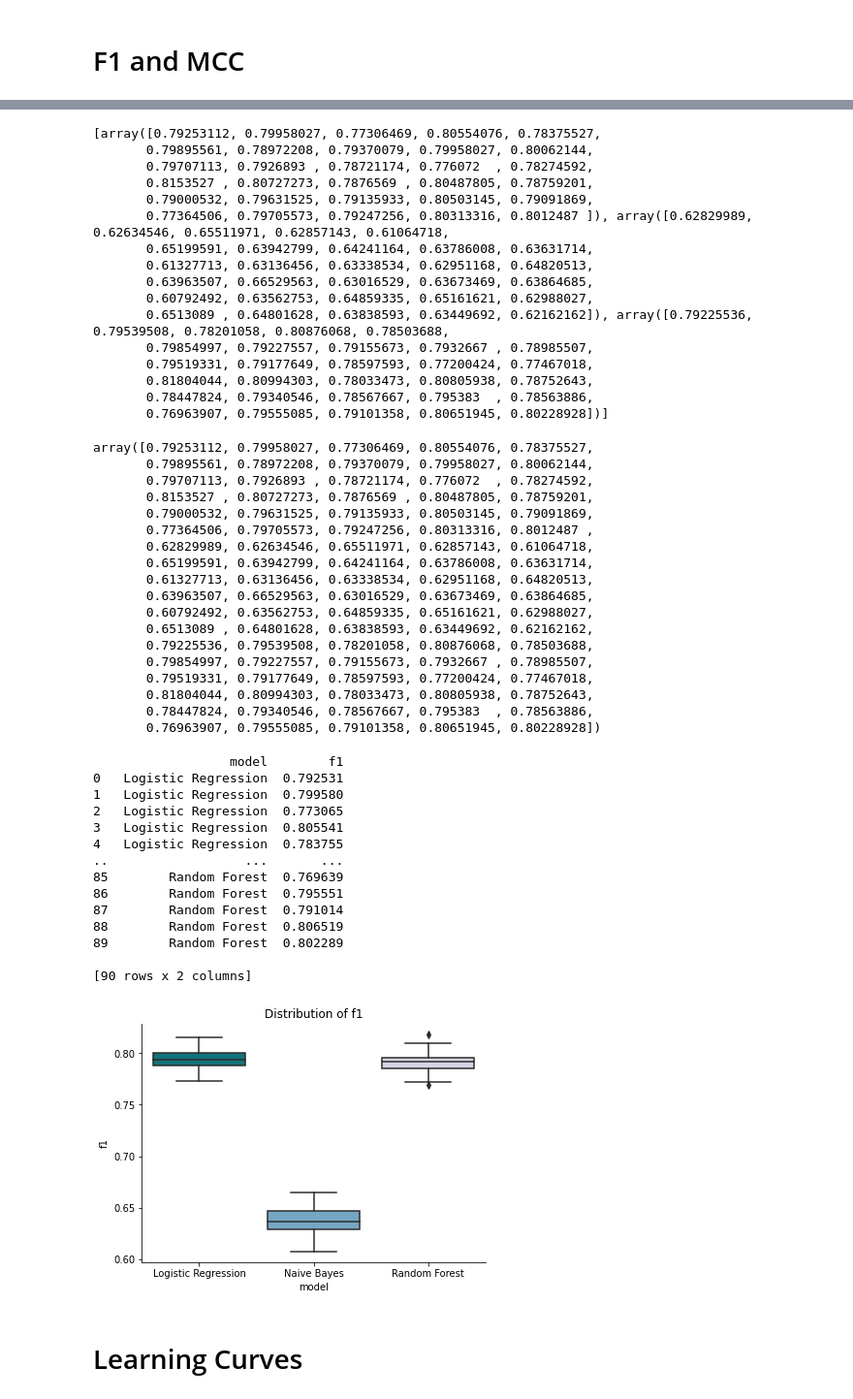
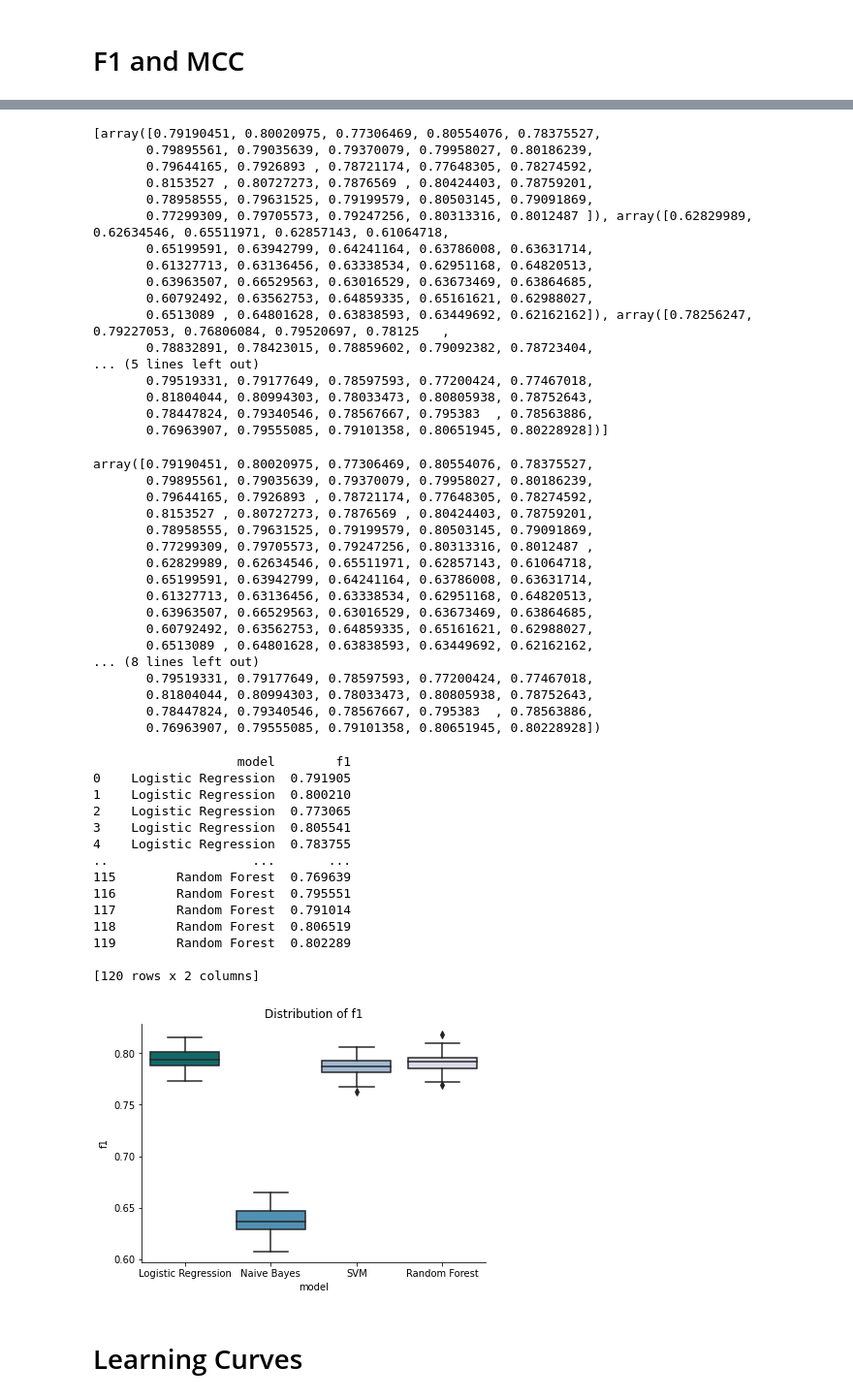
Before and after one commit to OskarKrafft/Machine-Learning-Project, a Jupyter notebook: notebooks/04_Model_Comparison.ipynb, the cells around one changed output, grey strips where cells are left out. Shown: that part at 97% size. Cells and saved outputs as stored; diff of their text form; code cells hidden in the pictures.

```diff
--- a/notebooks/04_Model_Comparison.ipynb
+++ b/notebooks/04_Model_Comparison.ipynb
@@ -124,7 +124,7 @@ from sklearn.model_selection import RepeatedStratifiedKFold
 models = []
 models.append(('Logistic Regression', load('./models/best-logistic-regression-model.joblib')))
 models.append(('Naive Bayes', load('./models/best-nb-model.joblib')))
-# models.append(('SVM', load('./models/best-svm-model.joblib')))
+models.append(('SVM', load('./models/best-svm-model.joblib')))
 models.append(('Random Forest', load('./models/best-rf-model.joblib')))
 
 # Create lists for scores and model names. Comparison metric F1
@@ -146,43 +147,45 @@ Random Forest: 0.792069 (0.011002)
 # %%
 print(results)
 # %% [output]
-[array([0.79253112, 0.79958027, 0.77306469, 0.80554076, 0.78375527,
-       0.79895561, 0.78972208, 0.79370079, 0.79958027, 0.80062144,
-       0.79707113, 0.7926893 , 0.78721174, 0.776072  , 0.78274592,
-       0.8153527 , 0.80727273, 0.7876569 , 0.80487805, 0.78759201,
-       0.79000532, 0.79631525, 0.79135933, 0.80503145, 0.79091869,
-       0.77364506, 0.79705573, 0.79247256, 0.80313316, 0.8012487 ]), array([0.62829989, 0.62634546, 0.65511971, 0.62857143, 0.61064718,
+[array([0.79190451, 0.80020975, 0.77306469, 0.80554076, 0.78375527,
+       0.79895561, 0.79035639, 0.79370079, 0.79958027, 0.80186239,
+       0.79644165, 0.7926893 , 0.78721174, 0.77648305, 0.78274592,
+       0.8153527 , 0.80727273, 0.7876569 , 0.80424403, 0.78759201,
+       0.78958555, 0.79631525, 0.79199579, 0.80503145, 0.79091869,
+       0.77299309, 0.79705573, 0.79247256, 0.80313316, 0.8012487 ]), array([0.62829989, 0.62634546, 0.65511971, 0.62857143, 0.61064718,
        0.65199591, 0.63942799, 0.64241164, 0.63786008, 0.63631714,
        0.61327713, 0.63136456, 0.63338534, 0.62951168, 0.64820513,
        0.63963507, 0.66529563, 0.63016529, 0.63673469, 0.63864685,
        0.60792492, 0.63562753, 0.64859335, 0.65161621, 0.62988027,
-       0.6513089 , 0.64801628, 0.63838593, 0.63449692, 0.62162162]), array([0.79225536, 0.79539508, 0.78201058, 0.80876068, 0.78503688,
-       0.79854997, 0.79227557, 0.79155673, 0.7932667 , 0.78985507,
+       0.6513089 , 0.64801628, 0.63838593, 0.63449692, 0.62162162]), array([0.78256247, 0.79227053, 0.76806084, 0.79520697, 0.78125   ,
+       0.78832891, 0.78423015, 0.78859602, 0.79092382, 0.78723404,
+... (5 lines left out)
        0.79519331, 0.79177649, 0.78597593, 0.77200424, 0.77467018,
        0.81804044, 0.80994303, 0.78033473, 0.80805938, 0.78752643,
        0.78447824, 0.79340546, 0.78567667, 0.795383  , 0.78563886,
        0.76963907, 0.79555085, 0.79101358, 0.80651945, 0.80228928])]
 # %%
+import numpy as np
+
 model = np.repeat(names, 30)
 
 model_results = np.concatenate(results).ravel()
 
 model_results
 # %% [output]
-array([0.79253112, 0.79958027, 0.77306469, 0.80554076, 0.78375527,
-       0.79895561, 0.78972208, 0.79370079, 0.79958027, 0.80062144,
-       0.79707113, 0.7926893 , 0.78721174, 0.776072  , 0.78274592,
-       0.8153527 , 0.80727273, 0.7876569 , 0.80487805, 0.78759201,
-       0.79000532, 0.79631525, 0.79135933, 0.80503145, 0.79091869,
-       0.77364506, 0.79705573, 0.79247256, 0.80313316, 0.8012487 ,
+array([0.79190451, 0.80020975, 0.77306469, 0.80554076, 0.78375527,
+       0.79895561, 0.79035639, 0.79370079, 0.79958027, 0.80186239,
+       0.79644165, 0.7926893 , 0.78721174, 0.77648305, 0.78274592,
+       0.8153527 , 0.80727273, 0.7876569 , 0.80424403, 0.78759201,
+       0.78958555, 0.79631525, 0.79199579, 0.80503145, 0.79091869,
+       0.77299309, 0.79705573, 0.79247256, 0.80313316, 0.8012487 ,
        0.62829989, 0.62634546, 0.65511971, 0.62857143, 0.61064718,
        0.65199591, 0.63942799, 0.64241164, 0.63786008, 0.63631714,
        0.61327713, 0.63136456, 0.63338534, 0.62951168, 0.64820513,
        0.63963507, 0.66529563, 0.63016529, 0.63673469, 0.63864685,
        0.60792492, 0.63562753, 0.64859335, 0.65161621, 0.62988027,
        0.6513089 , 0.64801628, 0.63838593, 0.63449692, 0.62162162,
-       0.79225536, 0.79539508, 0.78201058, 0.80876068, 0.78503688,
-       0.79854997, 0.79227557, 0.79155673, 0.7932667 , 0.78985507,
+... (8 lines left out)
        0.79519331, 0.79177649, 0.78597593, 0.77200424, 0.77467018,
        0.81804044, 0.80994303, 0.78033473, 0.80805938, 0.78752643,
        0.78447824, 0.79340546, 0.78567667, 0.795383  , 0.78563886,
@@ -195,29 +198,29 @@ model_data = pd.DataFrame({'model': model, 'f1': model_results})
 
 print(model_data)
 # %% [output]
-                  model        f1
-0   Logistic Regression  0.792531
-1   Logistic Regression  0.799580
-2   Logistic Regression  0.773065
-3   Logistic Regression  0.805541
-4   Logistic Regression  0.783755
-..                  ...       ...
-85        Random Forest  0.769639
-86        Random Forest  0.795551
-87        Random Forest  0.791014
-88        Random Forest  0.806519
-89        Random Forest  0.802289
+                   model        f1
+0    Logistic Regression  0.791905
+1    Logistic Regression  0.800210
+2    Logistic Regression  0.773065
+3    Logistic Regression  0.805541
+4    Logistic Regression  0.783755
+..                   ...       ...
+115        Random Forest  0.769639
+116        Random Forest  0.795551
+117        Random Forest  0.791014
+118        Random Forest  0.806519
+119        Random Forest  0.802289
 
-[90 rows x 2 columns]
+[120 rows x 2 columns]
 # %%
 import seaborn as sns
 
 f1 = sns.catplot(data=model_data, x="model", y="f1", kind="box", palette='PuBuGn_r')
-f1.set(xticklabels=["Logistic Regression", "Naive Bayes", "Random Forest"])
+f1.set(xticklabels=["Logistic Regression", "Naive Bayes", "SVM", "Random Forest"])
 f1.set(title='Distribution of f1')
 f1.fig.set_size_inches(6,4)
 # %% [output]
-[figure, old version]
+[figure, new version]
 # %%
 f1.savefig('f1.png')
 # %% [markdown]
```
Also changed, not shown: parts of 7 cells of this notebook.
